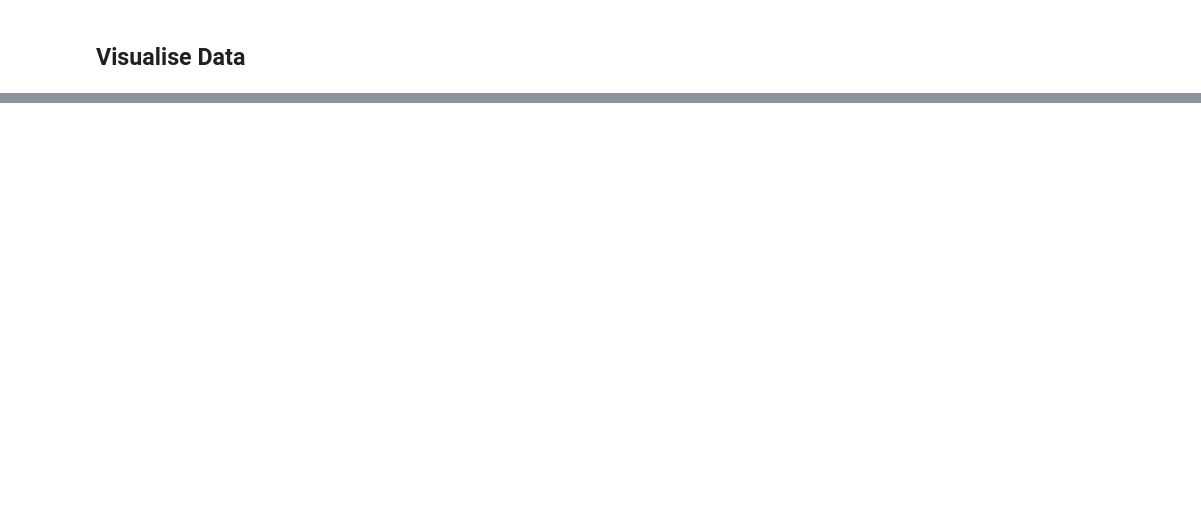
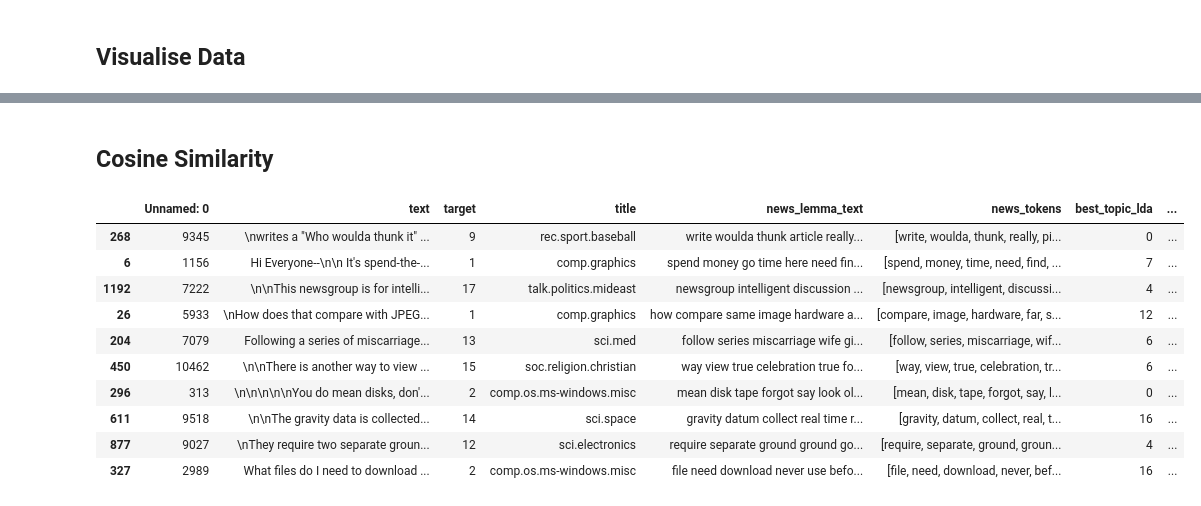
Before and after one commit to geersenthil/Topic-Modeling-, a Jupyter notebook: LDA.ipynb, the cells around one changed output, grey strips where cells are left out. Saved outputs shown, nothing was run; the diff lists cells and outputs as text; code cells hidden in the pictures; blank space fills up the shorter version.

```diff
--- a/LDA.ipynb
+++ b/LDA.ipynb
@@ -243,0 +317,18 @@ print(new_vector)
+# %% [markdown]
+## Cosine Similarity
+# %%
+# get original topic words
+dataset['target_topic_word']= dataset['title'].str.split('.')
+dataset.sample(10)
+# %% [output]
+|  | Unnamed: 0 | text | target | title | news_lemma_text | news_tokens | best_topic_lda | ... |
+| 268 | 9345 | \nwrites a "Who woulda thunk it" ... | 9 | rec.sport.baseball | write woulda thunk article really... | [write, woulda, thunk, really, pi... | 0 | ... |
+| 6 | 1156 | Hi Everyone--\n\n It's spend-the-... | 1 | comp.graphics | spend money go time here need fin... | [spend, money, time, need, find, ... | 7 | ... |
+| 1192 | 7222 | \n\nThis newsgroup is for intelli... | 17 | talk.politics.mideast | newsgroup intelligent discussion ... | [newsgroup, intelligent, discussi... | 4 | ... |
+| 26 | 5933 | \nHow does that compare with JPEG... | 1 | comp.graphics | how compare same image hardware a... | [compare, image, hardware, far, s... | 12 | ... |
+| 204 | 7079 | Following a series of miscarriage... | 13 | sci.med | follow series miscarriage wife gi... | [follow, series, miscarriage, wif... | 6 | ... |
+| 450 | 10462 | \n\nThere is another way to view ... | 15 | soc.religion.christian | way view true celebration true fo... | [way, view, true, celebration, tr... | 6 | ... |
+| 296 | 313 | \n\n\n\n\nYou do mean disks, don'... | 2 | comp.os.ms-windows.misc | mean disk tape forgot say look ol... | [mean, disk, tape, forgot, say, l... | 0 | ... |
+| 611 | 9518 | \n\nThe gravity data is collected... | 14 | sci.space | gravity datum collect real time r... | [gravity, datum, collect, real, t... | 16 | ... |
+| 877 | 9027 | \nThey require two separate groun... | 12 | sci.electronics | require separate ground ground go... | [require, separate, ground, groun... | 4 | ... |
+| 327 | 2989 | What files do I need to download ... | 2 | comp.os.ms-windows.misc | file need download never use befo... | [file, need, download, never, bef... | 16 | ... |
```
Also changed, not shown: parts of 27 cells of this notebook.
